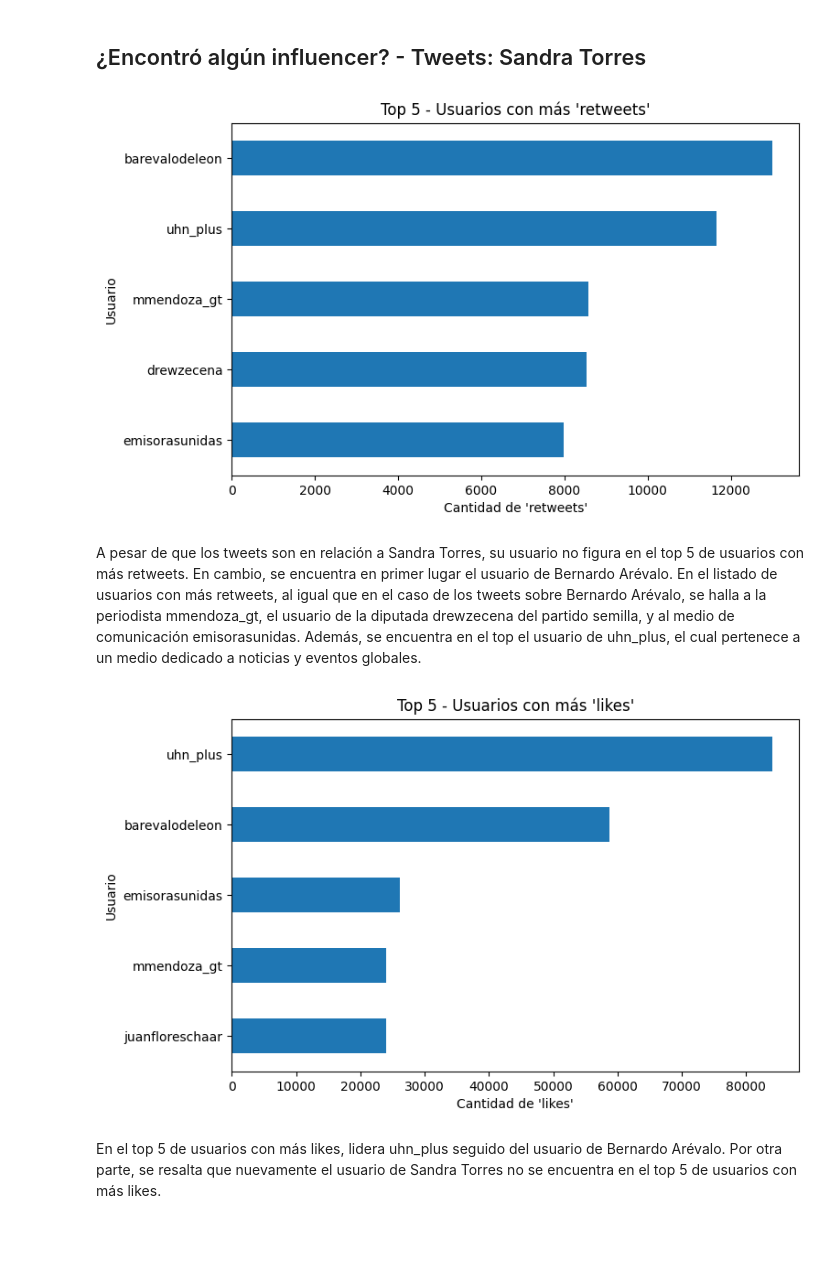
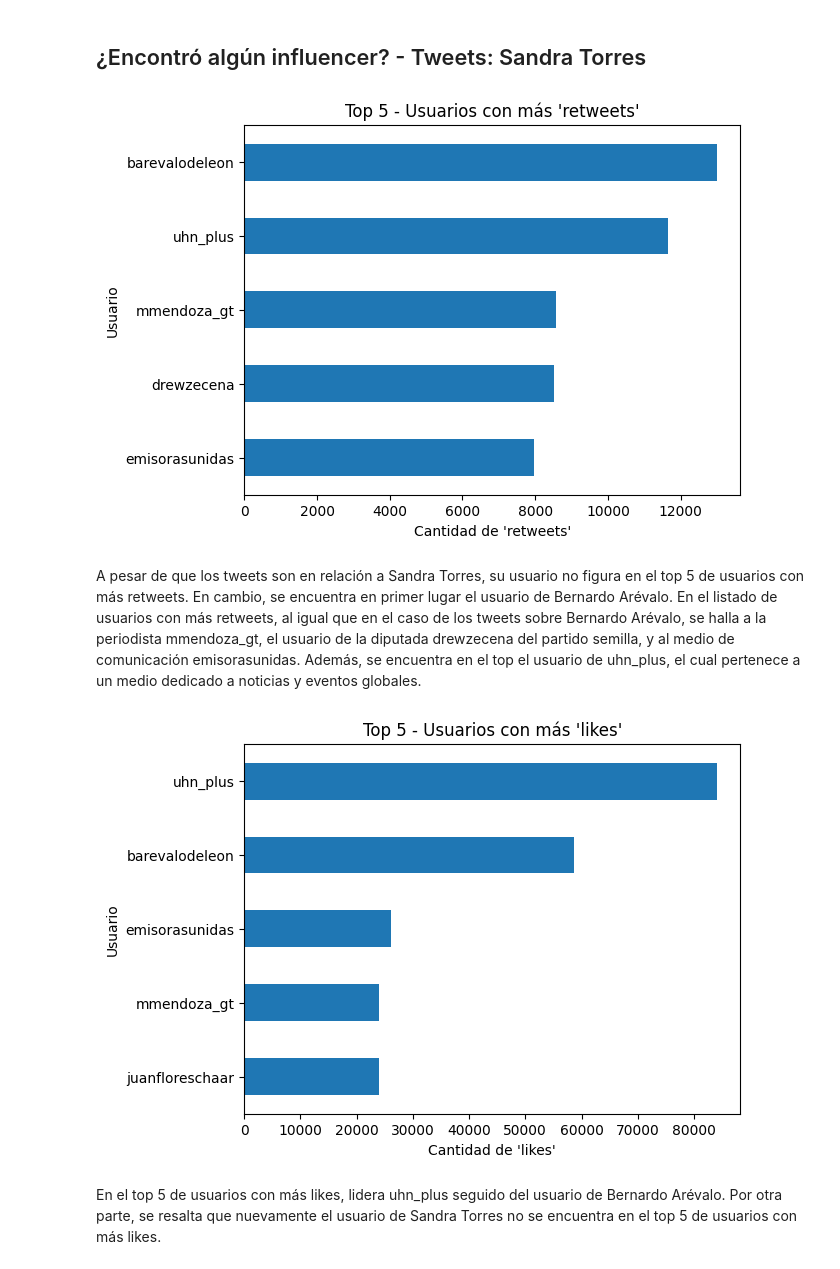
Before and after one commit to guillermoSb/datascience_laboratorio6, a Jupyter notebook: Problema2.ipynb, the cells around one changed output. Cells and saved outputs as stored; diff of their text form; code cells hidden in the pictures; blank space fills up the shorter version.

```diff
--- a/Problema2.ipynb
+++ b/Problema2.ipynb
@@ -267,18 +260,16 @@ Vemos que en respecto a la cantidad de 'likes' sigue liderando Bernardo Arévalo
 # %%
 df_sandra['retweetCount'] = df_sandra['retweetCount'].astype(int)
 retweets_per_user_s = df_sandra.groupby('tweet_username')['retweetCount'].sum()
 top_users = retweets_per_user_s.sort_values(ascending=False)
 
-
-plt.figure(figsize=(8, 5))
 top_users.head(5).plot.barh()
 plt.gca().invert_yaxis()
 plt.xlabel('Cantidad de \'retweets\'')
 plt.ylabel('Usuario')
 plt.title('Top 5 - Usuarios con más \'retweets\'')
 plt.show()
 # %% [output]
-[figure, old version]
+[figure, new version]
 # %% [markdown]
 A pesar de que los tweets son en relación a Sandra Torres, su usuario no figura en el top 5 de usuarios con más retweets. En cambio, se encuentra en primer lugar el usuario de Bernardo Arévalo. En el listado de usuarios con más retweets, al igual que en el caso de los tweets sobre Bernardo Arévalo, se halla a la periodista mmendoza_gt, el usuario de la diputada drewzecena del partido semilla, y al medio de comunicación emisorasunidas. Además, se encuentra en el top el usuario de uhn_plus, el cual pertenece a un medio dedicado a noticias y eventos globales.
 # %%
@@ -286,7 +277,6 @@ df_sandra['likeCount'] = df_sandra['likeCount'].astype(int)
 likes_per_user_s = df_sandra.groupby('tweet_username')['likeCount'].sum()
 top_users = likes_per_user_s.sort_values(ascending=False)
 
-plt.figure(figsize=(8, 5))
 top_users.head(5).plot.barh()
 plt.gca().invert_yaxis()
 plt.xlabel('Cantidad de \'likes\'')
@@ -294,7 +284,7 @@ plt.ylabel('Usuario')
 plt.title('Top 5 - Usuarios con más \'likes\'')
 plt.show()
 # %% [output]
-[figure, old version]
+[figure, new version]
 # %% [markdown]
 En el top 5 de usuarios con más likes, lidera uhn_plus seguido del usuario de Bernardo Arévalo. Por otra parte, se resalta que nuevamente el usuario de Sandra Torres no se encuentra en el top 5 de usuarios con más likes.
 # %% [markdown]
```
Also changed, not shown: parts of 12 cells of this notebook.
